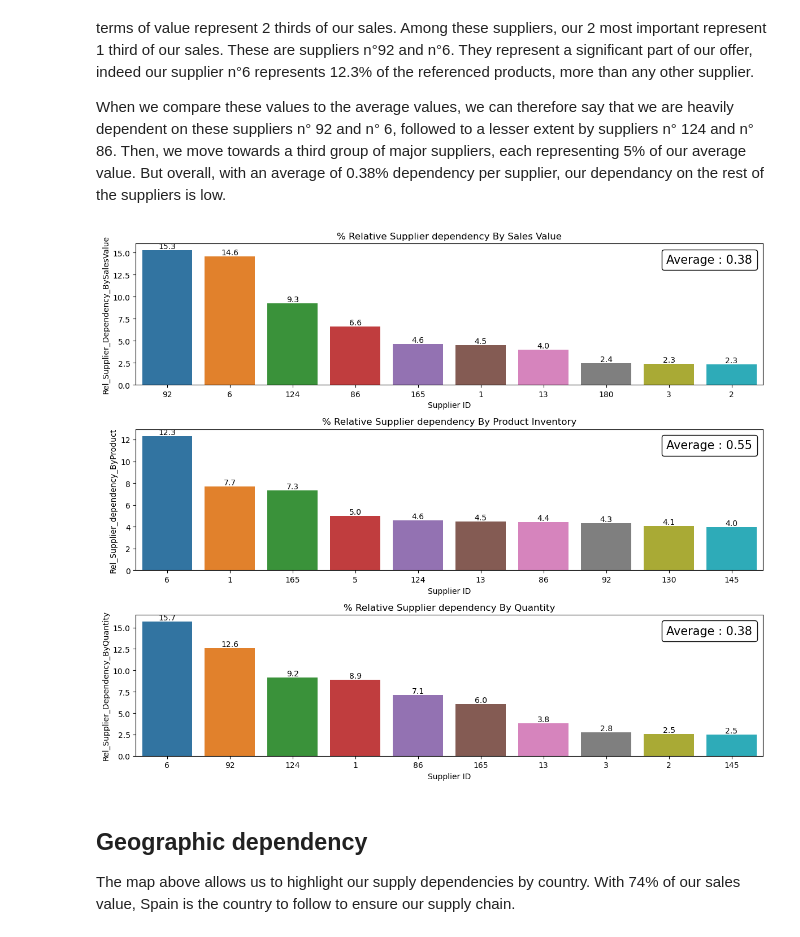
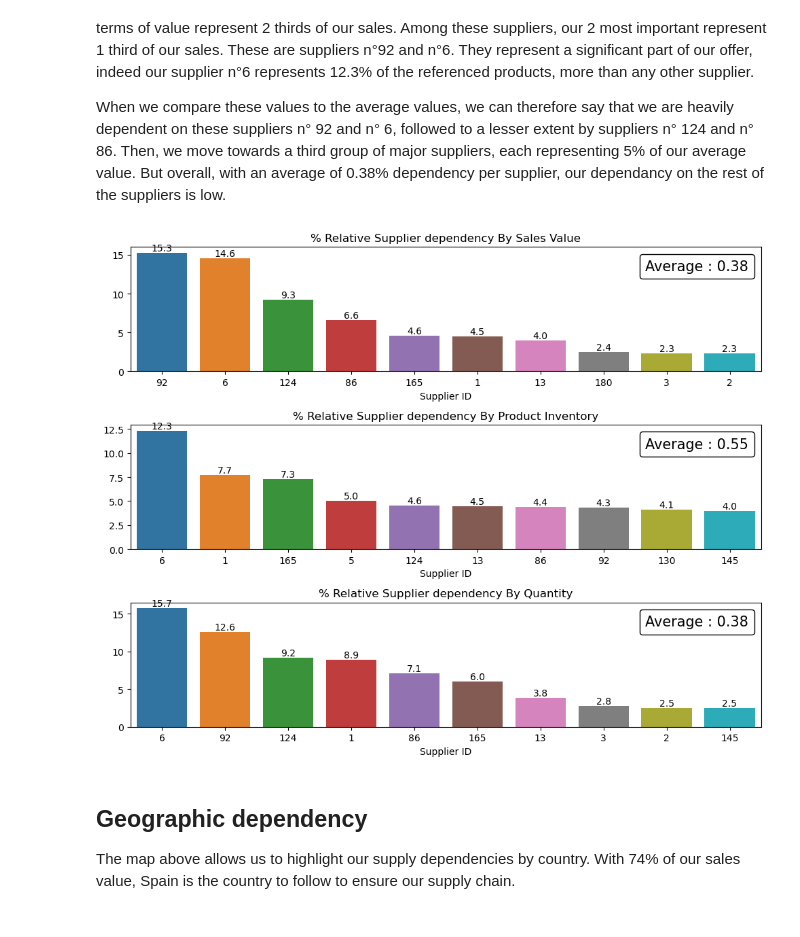
Before and after one commit to Skyman29/Tissot, a Jupyter notebook: Tissot.ipynb, the cells around one changed output. Drawn from its saved outputs; the diff is of its cells as text; code cells hidden in the pictures.

```diff
--- a/Tissot.ipynb
+++ b/Tissot.ipynb
@@ -386,7 +360,7 @@ bySupplier['Rel_Supplier_dependency_ByProduct'] = 100*bySupplier['Product refere
 bySupplier['Rel_Supplier_Dependency_BySalesValue'] = 100*bySupplier['Total price (unit price x product quantity)']/income
 bySupplier['Rel_Supplier_Dependency_ByQuantity'] = 100*bySupplier['Product quantity']/bySupplier['Product quantity'].sum()
 # %%
-plt.figure(figsize=(12, 10))
+plt.figure(figsize=(10, 10))
 
 plt.subplot(311)
 column = 'Rel_Supplier_Dependency_BySalesValue'
@@ -397,36 +371,39 @@ at = AnchoredText(
 at.patch.set_boxstyle("round,pad=0.,rounding_size=0.2")
 ax.add_artist(at)
 ax.title.set_text("% Relative Supplier dependency By Sales Value")
+ax.set_ylabel('')
 for container in ax.containers:
     ax.bar_label(container, fmt='%.1f')
 
 plt.subplot(312)
 column = 'Rel_Supplier_dependency_ByProduct'
 local_data = bySupplier.nlargest(10, column)
 ax = sns.barplot(data = local_data, x='Supplier ID', y=column, order=local_data.sort_values(by=[column], ascending=False)['Supplier ID']);
 at = AnchoredText(
     "Average : "+ str(bySupplier[column].mean().round(2)), prop=dict(size=15), frameon=True, loc='upper right')
 at.patch.set_boxstyle("round,pad=0.,rounding_size=0.2")
 ax.add_artist(at)
 ax.title.set_text("% Relative Supplier dependency By Product Inventory")
+ax.set_ylabel('')
 for container in ax.containers:
     ax.bar_label(container, fmt='%.1f')
 
 plt.subplot(313)
 column = 'Rel_Supplier_Dependency_ByQuantity'
 local_data = bySupplier.nlargest(10, column)
 ax = sns.barplot(data = local_data, x='Supplier ID', y=column, order=local_data.sort_values(by=[column], ascending=False)['Supplier ID']);
 at = AnchoredText(
     "Average : "+ str(bySupplier[column].mean().round(2)), prop=dict(size=15), frameon=True, loc='upper right')
 at.patch.set_boxstyle("round,pad=0.,rounding_size=0.2")
 ax.add_artist(at)
 ax.title.set_text("% Relative Supplier dependency By Quantity")
+ax.set_ylabel('')
 for container in ax.containers:
     ax.bar_label(container, fmt='%.1f')
 
 plt.tight_layout()
 # %% [output]
-[figure, old version]
+[figure, new version]
 # %% [markdown]
 ## Geographic dependency
 
```
Also changed, not shown: parts of 17 cells of this notebook.
